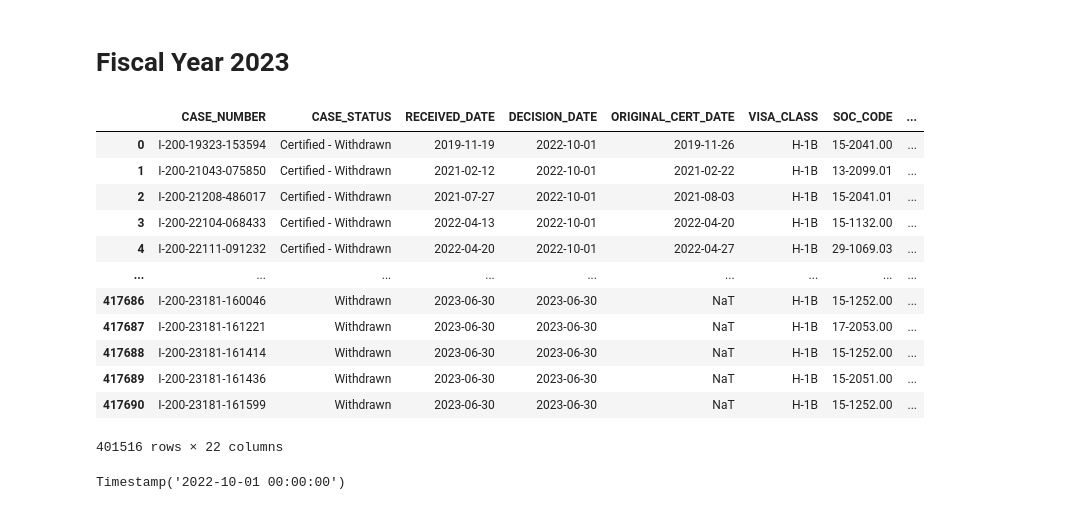
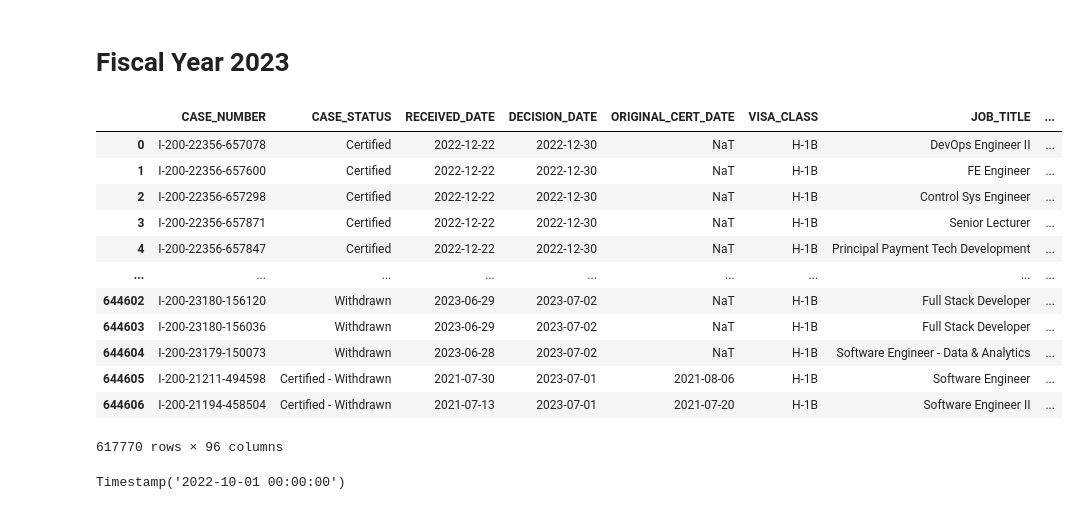
Before and after one commit to JohnBroberg/H1B_LCA, a Jupyter notebook: H1B_LCA_FY23.ipynb, the cells around one changed output. Cells and saved outputs as stored; diff of their text form; code cells hidden in the pictures.

```diff
--- a/H1B_LCA_FY23.ipynb
+++ b/H1B_LCA_FY23.ipynb
@@ -39,28 +39,3 @@ lca_cols = ['CASE_NUMBER','CASE_STATUS', 'RECEIVED_DATE', 'DECISION_DATE', 'ORIG
 #           , 'PW_OES_YEAR', 'PW_OTHER_SOURCE', 'PW_OTHER_YEAR', 'PW_SURVEY_PUBLISHER', 'PW_SURVEY_NAME']
 # %% [markdown]
 # Fiscal Year 2023
-# %%
-# Download LCA_Disclosure_Data_FY2023_Q4.xlsx
-
-df = pd.read_excel("https://www.dol.gov/sites/dolgov/files/ETA/oflc/pdfs/LCA_Disclosure_Data_FY2023_Q3.xlsx"
-                  , usecols = lca_cols)
-#                  , index_col = None)
-
-df = df[(df['VISA_CLASS']=='H-1B') & \
-        (df['FULL_TIME_POSITION']=='Y')]
-
-df
-# %% [output]
-|  | CASE_NUMBER | CASE_STATUS | RECEIVED_DATE | DECISION_DATE | ORIGINAL_CERT_DATE | VISA_CLASS | SOC_CODE | ... |
-| 0 | I-200-19323-153594 | Certified - Withdrawn | 2019-11-19 | 2022-10-01 | 2019-11-26 | H-1B | 15-2041.00 | ... |
-| 1 | I-200-21043-075850 | Certified - Withdrawn | 2021-02-12 | 2022-10-01 | 2021-02-22 | H-1B | 13-2099.01 | ... |
-| 2 | I-200-21208-486017 | Certified - Withdrawn | 2021-07-27 | 2022-10-01 | 2021-08-03 | H-1B | 15-2041.01 | ... |
-| 3 | I-200-22104-068433 | Certified - Withdrawn | 2022-04-13 | 2022-10-01 | 2022-04-20 | H-1B | 15-1132.00 | ... |
-| 4 | I-200-22111-091232 | Certified - Withdrawn | 2022-04-20 | 2022-10-01 | 2022-04-27 | H-1B | 29-1069.03 | ... |
-| ... | ... | ... | ... | ... | ... | ... | ... | ... |
-| 417686 | I-200-23181-160046 | Withdrawn | 2023-06-30 | 2023-06-30 | NaT | H-1B | 15-1252.00 | ... |
-| 417687 | I-200-23181-161221 | Withdrawn | 2023-06-30 | 2023-06-30 | NaT | H-1B | 17-2053.00 | ... |
-| 417688 | I-200-23181-161414 | Withdrawn | 2023-06-30 | 2023-06-30 | NaT | H-1B | 15-1252.00 | ... |
-| 417689 | I-200-23181-161436 | Withdrawn | 2023-06-30 | 2023-06-30 | NaT | H-1B | 15-2051.00 | ... |
-| 417690 | I-200-23181-161599 | Withdrawn | 2023-06-30 | 2023-06-30 | NaT | H-1B | 15-1252.00 | ... |
-401516 rows × 22 columns
@@ -67,3 +55,24 @@ df
+# %%
+df = pd.concat(data_quarter_list, ignore_index=True)
+
+df = df[(df['VISA_CLASS']=='H-1B') & \
+        (df['FULL_TIME_POSITION']=='Y')]
+
+df
+# %% [output]
+|  | CASE_NUMBER | CASE_STATUS | RECEIVED_DATE | DECISION_DATE | ORIGINAL_CERT_DATE | VISA_CLASS | JOB_TITLE | ... |
+| 0 | I-200-22356-657078 | Certified | 2022-12-22 | 2022-12-30 | NaT | H-1B | DevOps Engineer II | ... |
+| 1 | I-200-22356-657600 | Certified | 2022-12-22 | 2022-12-30 | NaT | H-1B | FE Engineer | ... |
+| 2 | I-200-22356-657298 | Certified | 2022-12-22 | 2022-12-30 | NaT | H-1B | Control Sys Engineer | ... |
+| 3 | I-200-22356-657871 | Certified | 2022-12-22 | 2022-12-30 | NaT | H-1B | Senior Lecturer | ... |
+| 4 | I-200-22356-657847 | Certified | 2022-12-22 | 2022-12-30 | NaT | H-1B | Principal Payment Tech Development | ... |
+| ... | ... | ... | ... | ... | ... | ... | ... | ... |
+| 644602 | I-200-23180-156120 | Withdrawn | 2023-06-29 | 2023-07-02 | NaT | H-1B | Full Stack Developer | ... |
+| 644603 | I-200-23180-156036 | Withdrawn | 2023-06-29 | 2023-07-02 | NaT | H-1B | Full Stack Developer | ... |
+| 644604 | I-200-23179-150073 | Withdrawn | 2023-06-28 | 2023-07-02 | NaT | H-1B | Software Engineer - Data & Analytics | ... |
+| 644605 | I-200-21211-494598 | Certified - Withdrawn | 2021-07-30 | 2023-07-01 | 2021-08-06 | H-1B | Software Engineer | ... |
+| 644606 | I-200-21194-458504 | Certified - Withdrawn | 2021-07-13 | 2023-07-01 | 2021-07-20 | H-1B | Software Engineer II | ... |
+617770 rows × 96 columns
 # %%
 min(df['DECISION_DATE'])
 # %% [output]
```
Also changed, not shown: parts of 14 cells of this notebook, 1 other file.
